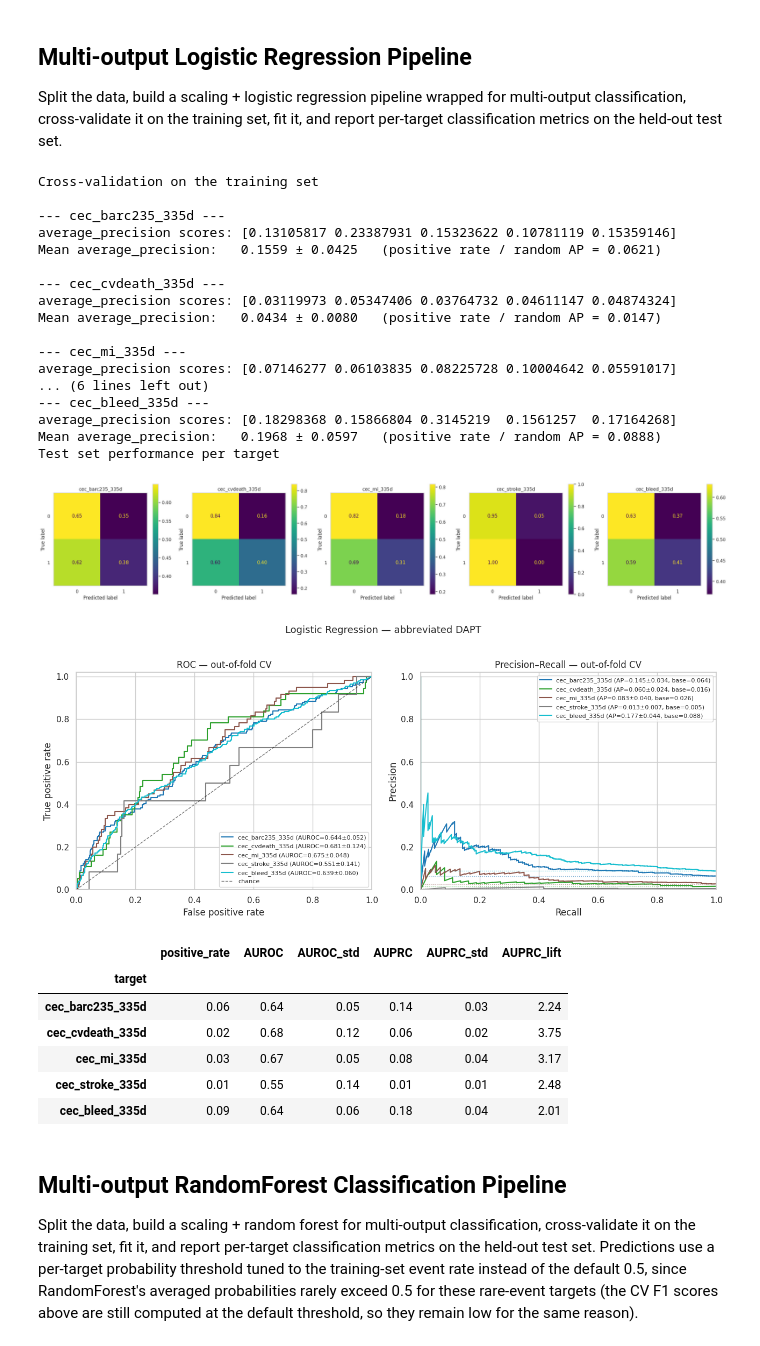
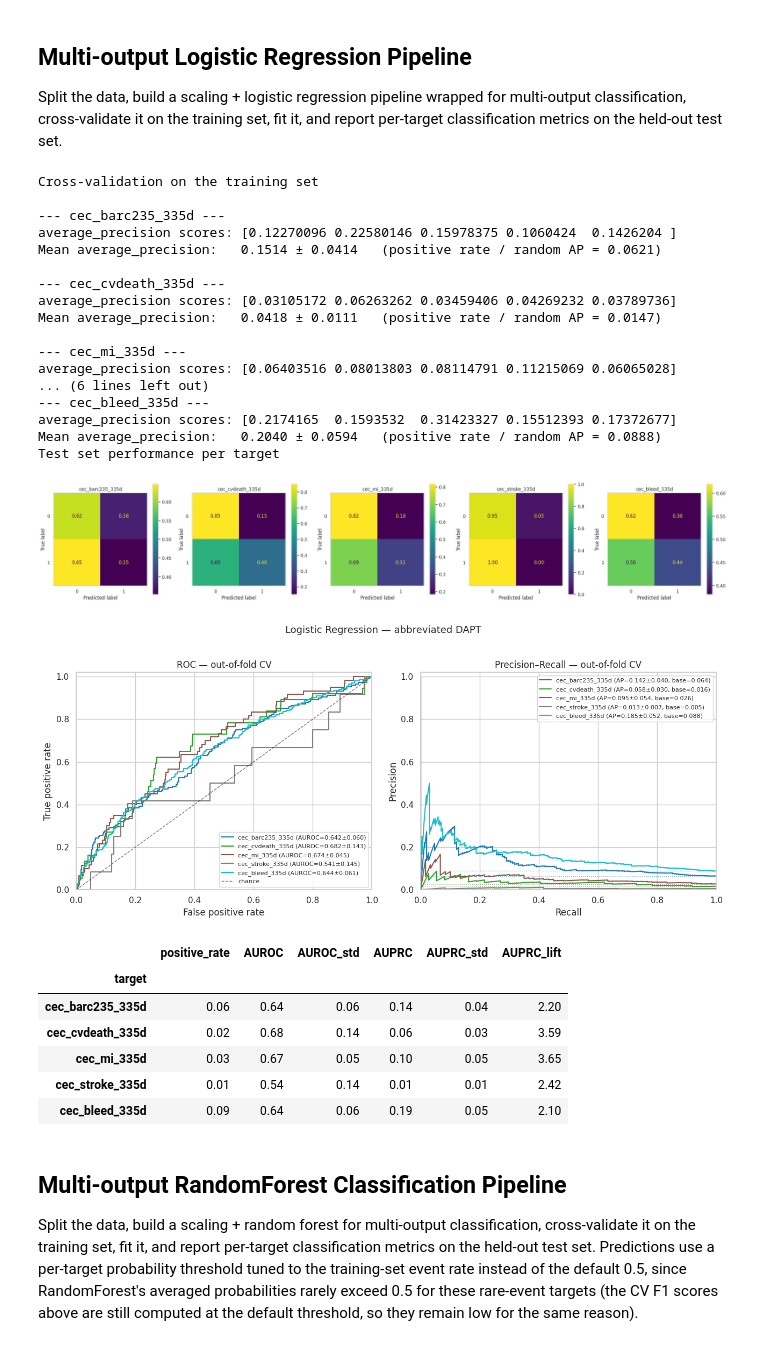
Before and after one commit to TommasoPioda/CATE-estimation-on-the-MASTER-DAPT-trial, a Jupyter notebook: Meta-learning/01_ML_sDAPT.ipynb, the cells around one changed output. Saved outputs shown, nothing was run; the diff lists cells and outputs as text; code cells hidden in the pictures.

```diff
--- a/Meta-learning/01_ML_sDAPT.ipynb
+++ b/Meta-learning/01_ML_sDAPT.ipynb
@@ -86,46 +86,46 @@ X_test = X_test.select_dtypes(include=[np.number])    # keep numeric features on
 # target). class_weight='balanced' compensates for the severe class
 # imbalance of these endpoints (1-11% positive rate, see 01_target_exploration).
 pipe = Pipeline([
-    ('imputer', SimpleImputer(strategy='median')),
+    ('imputer', KNNImputer()),
     ('scaler', RobustScaler()),
     ('classifier', MultiOutputClassifier(
         LogisticRegression(max_iter=1000, random_state=42, class_weight='balanced', n_jobs=32)
     ))
 ])
 
 print('Cross-validation on the training set')
 evaluate_pipeline(X_train, y_train, pipe, average='macro')
 
 # Fit on the full training set after the CV estimate above
 pipe.fit(X_train, y_train)
 
 print('Test set performance per target')
 y_pred = pipe.predict(X_test)
 
 plot_confusion_matrices(y_test, y_pred)
 
 # Keep a handle to this fitted pipeline; only the single best model
 # (highest mean PR-AUC across targets) is saved at the end of this section.
 lr_pipe = pipe
 # %% [output]
 Cross-validation on the training set
 
 --- cec_barc235_335d ---
-average_precision scores: [0.13105817 0.23387931 0.15323622 0.10781119 0.15359146]
-Mean average_precision:   0.1559 ± 0.0425   (positive rate / random AP = 0.0621)
+average_precision scores: [0.12270096 0.22580146 0.15978375 0.1060424  0.1426204 ]
+Mean average_precision:   0.1514 ± 0.0414   (positive rate / random AP = 0.0621)
 
 --- cec_cvdeath_335d ---
-average_precision scores: [0.03119973 0.05347406 0.03764732 0.04611147 0.04874324]
-Mean average_precision:   0.0434 ± 0.0080   (positive rate / random AP = 0.0147)
+average_precision scores: [0.03105172 0.06263262 0.03459406 0.04269232 0.03789736]
+Mean average_precision:   0.0418 ± 0.0111   (positive rate / random AP = 0.0147)
 
 --- cec_mi_335d ---
-average_precision scores: [0.07146277 0.06103835 0.08225728 0.10004642 0.05591017]
+average_precision scores: [0.06403516 0.08013803 0.08114791 0.11215069 0.06065028]
 ... (6 lines left out)
 --- cec_bleed_335d ---
-average_precision scores: [0.18298368 0.15866804 0.3145219  0.1561257  0.17164268]
-Mean average_precision:   0.1968 ± 0.0597   (positive rate / random AP = 0.0888)
+average_precision scores: [0.2174165  0.1593532  0.31423327 0.15512393 0.17372677]
+Mean average_precision:   0.2040 ± 0.0594   (positive rate / random AP = 0.0888)
 Test set performance per target
-[figure, old version]
+[figure, new version]
 # %%
 # Threshold-free CV over the abbreviated-DAPT cohort: out-of-fold ROC / PR curves
 # judge this model's discrimination without fixing a decision threshold (every
@@ -138,14 +138,14 @@ lr_cv_summary = cv_roc_pr_curves(pipe, _X_cv, y_df, cv=5,
                                  model_name='Logistic Regression — abbreviated DAPT')
 display(lr_cv_summary)
 # %% [output]
-[figure, old version]
+[figure, new version]
 |  | positive_rate | AUROC | AUROC_std | AUPRC | AUPRC_std | AUPRC_lift |
 | target |  |  |  |  |  |  |
-| cec_barc235_335d | 0.06 | 0.64 | 0.05 | 0.14 | 0.03 | 2.24 |
-| cec_cvdeath_335d | 0.02 | 0.68 | 0.12 | 0.06 | 0.02 | 3.75 |
-| cec_mi_335d | 0.03 | 0.67 | 0.05 | 0.08 | 0.04 | 3.17 |
-| cec_stroke_335d | 0.01 | 0.55 | 0.14 | 0.01 | 0.01 | 2.48 |
-| cec_bleed_335d | 0.09 | 0.64 | 0.06 | 0.18 | 0.04 | 2.01 |
+| cec_barc235_335d | 0.06 | 0.64 | 0.06 | 0.14 | 0.04 | 2.20 |
+| cec_cvdeath_335d | 0.02 | 0.68 | 0.14 | 0.06 | 0.03 | 3.59 |
+| cec_mi_335d | 0.03 | 0.67 | 0.05 | 0.10 | 0.05 | 3.65 |
+| cec_stroke_335d | 0.01 | 0.54 | 0.14 | 0.01 | 0.01 | 2.42 |
+| cec_bleed_335d | 0.09 | 0.64 | 0.06 | 0.19 | 0.05 | 2.10 |
 # %% [markdown]
 ## Multi-output RandomForest Classification Pipeline
 
```
Also changed, not shown: parts of 14 cells of this notebook, 1 other file.
